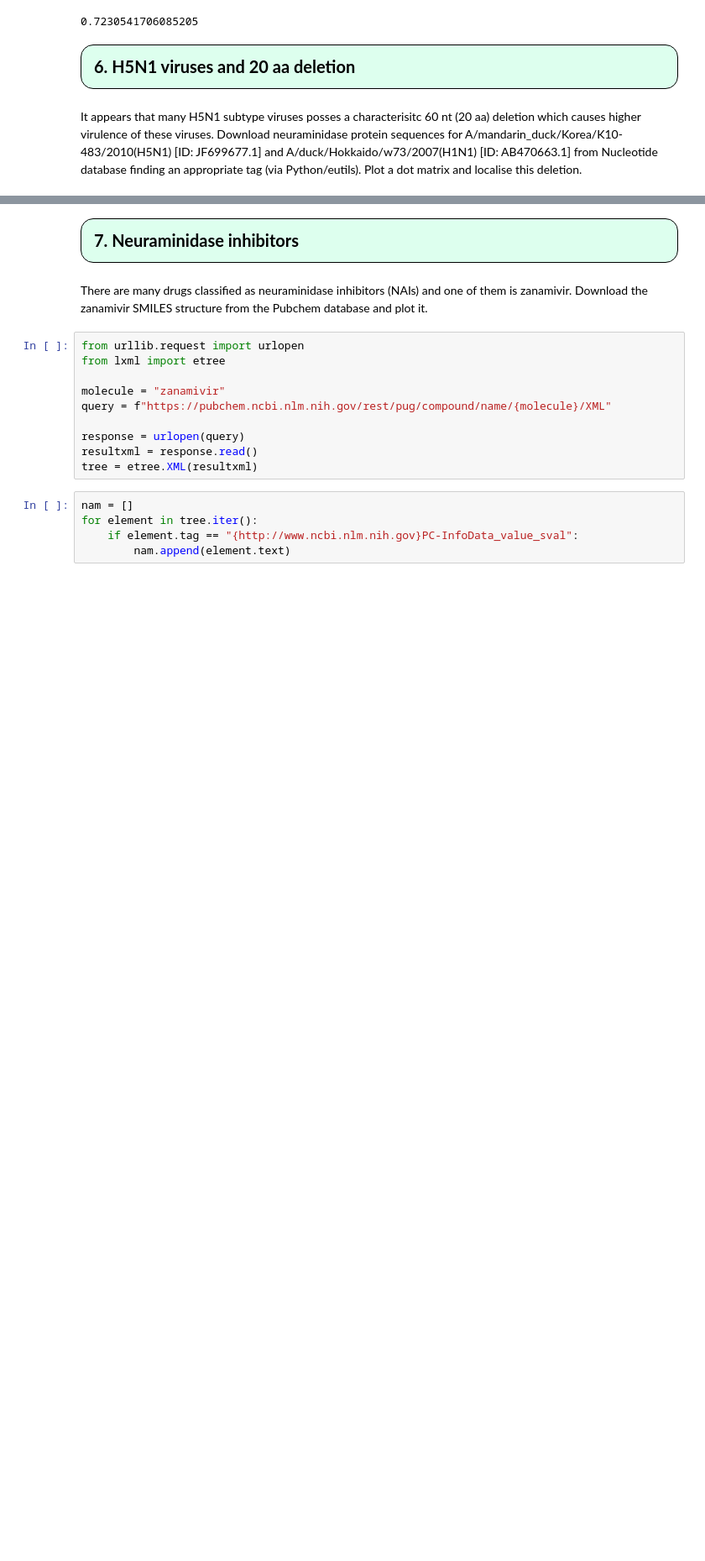
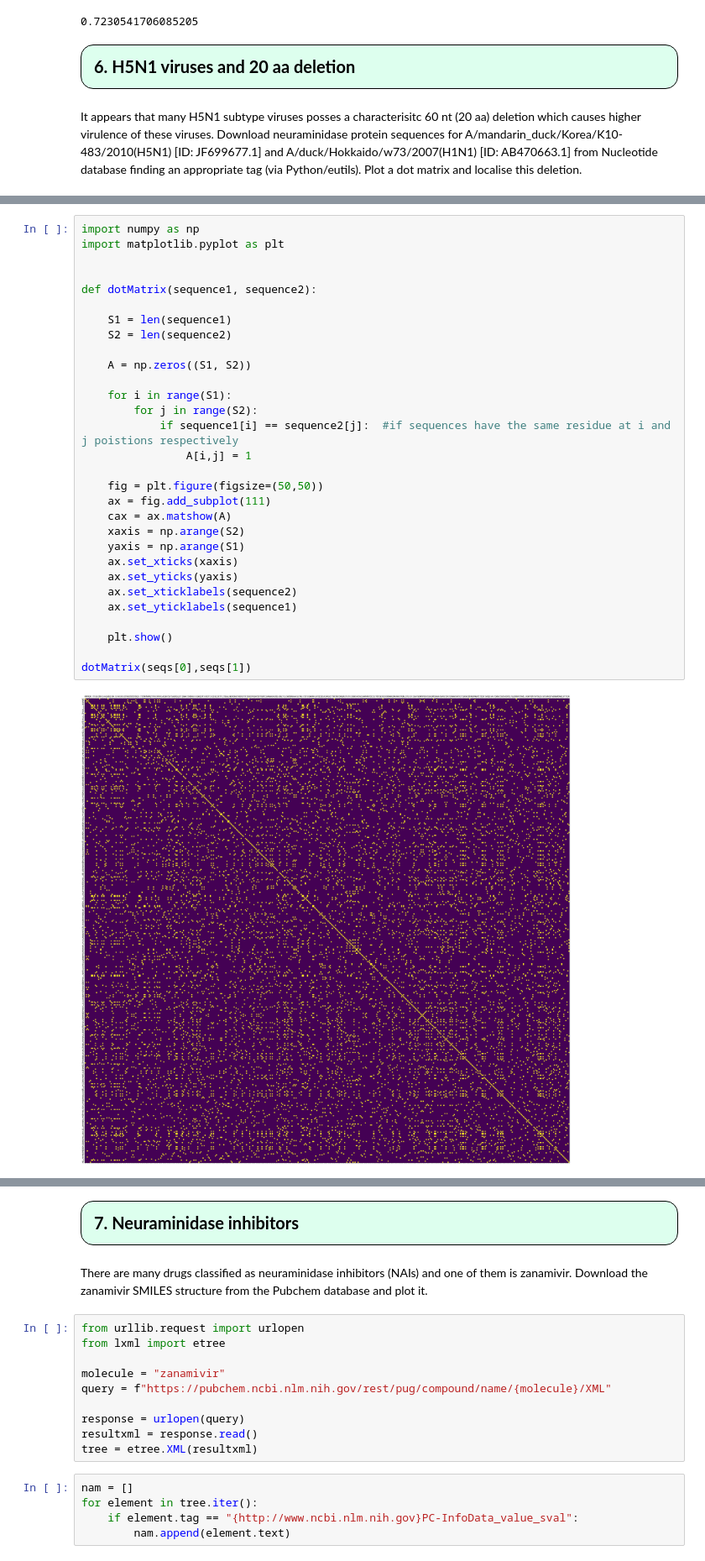
Before and after one commit to Marczak-J/Influenza, a Jupyter notebook: INFLUENZA.ipynb, the cells around one changed output, grey strips where cells are left out. Shown at 84% size. Saved outputs shown, nothing was run; the diff lists cells and outputs as text; blank space fills up the shorter version.

```diff
--- a/INFLUENZA.ipynb
+++ b/INFLUENZA.ipynb
@@ -114,0 +130,32 @@ print(seqs[0])
+# %%
+import numpy as np
+import matplotlib.pyplot as plt
+
+
+def dotMatrix(sequence1, sequence2):
+
+    S1 = len(sequence1)
+    S2 = len(sequence2)
+
+    A = np.zeros((S1, S2))
+
+    for i in range(S1):
+        for j in range(S2):
+            if sequence1[i] == sequence2[j]:  #if sequences have the same residue at i and j poistions respectively
+                A[i,j] = 1
+
+    fig = plt.figure(figsize=(50,50))
+    ax = fig.add_subplot(111)
+    cax = ax.matshow(A)
+    xaxis = np.arange(S2)
+    yaxis = np.arange(S1)
+    ax.set_xticks(xaxis)
+    ax.set_yticks(yaxis)
+    ax.set_xticklabels(sequence2)
+    ax.set_yticklabels(sequence1)
+
+    plt.show()
+
+dotMatrix(seqs[0],seqs[1])
+# %% [output]
+[figure, added]
```
Also changed, not shown: parts of 2 cells of this notebook.
